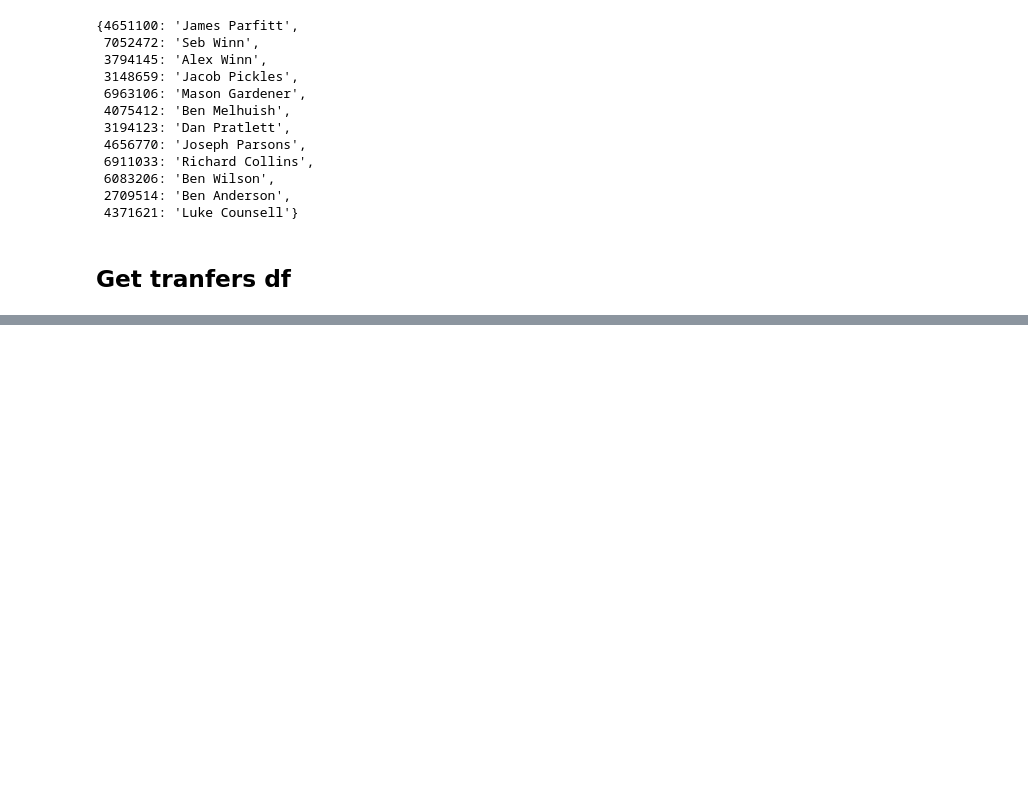
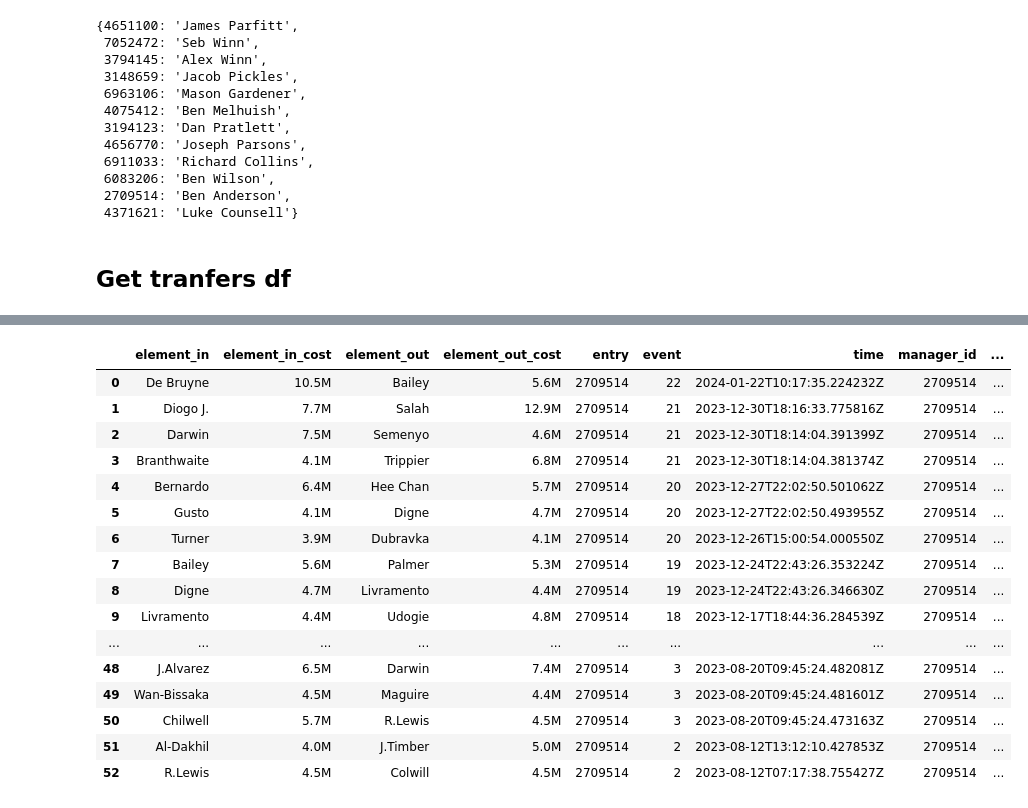
Before and after one commit to RACollins/fpl-forecast-optimise, a Jupyter notebook: notebooks/2.1-fpl-transfer-timeline.ipynb, the cells around one changed output, grey strips where cells are left out. Drawn from its saved outputs; the diff is of its cells as text; code cells hidden in the pictures; blank space fills up the shorter version.

Commit message:
Testing transfer timeline

```diff
--- a/notebooks/2.1-fpl-transfer-timeline.ipynb
+++ b/notebooks/2.1-fpl-transfer-timeline.ipynb
@@ -101,20 +100,32 @@ manager_id_name_dict
 # %% [markdown]
 ## Get tranfers df
 # %%
+def human_readable(num):
+    if num > 1000000:
+        if not num % 1000000:
+            return f"{num // 1000000}M"
+        return f"{round(num / 1000000, 1)}M"
+    return f"{num // 1000}K"
+
+
 transfers_dfs_list = []
 for manager_id in league_df["entry"].values:
-    respose = requests.get(transfers_url_template.format(manager_id=manager_id))
-    transfers_respose_json = respose.json()
-    if not transfers_respose_json:
+    response = requests.get(transfers_url_template.format(manager_id=manager_id))
+    transfers_response_json = response.json()
+    if not transfers_response_json:
         continue
-    transfers_df = pd.DataFrame(transfers_respose_json)
+    transfers_df = pd.DataFrame(transfers_response_json)
     transfers_df["element_in"] = transfers_df["element_in"].map(id_name_dict)
-    transfers_df["element_in_cost"] = transfers_df["element_in_cost"] * 1e5
+    transfers_df["element_in_cost"] = (transfers_df["element_in_cost"] * 1e5).apply(
+        lambda n: human_readable(n)
+    )
     transfers_df["element_out"] = transfers_df["element_out"].map(id_name_dict)
-    transfers_df["element_out_cost"] = transfers_df["element_out_cost"] * 1e5
+    transfers_df["element_out_cost"] = (transfers_df["element_out_cost"] * 1e5).apply(
+        lambda n: human_readable(n)
+    )
     transfers_df["manager_id"] = manager_id
     transfers_df["Manager"] = manager_id_name_dict[manager_id]
-    transfers_df["time"] = pd.to_datetime(transfers_df["time"]).dt.round("1s")
+    # transfers_df["time"] = pd.to_datetime(transfers_df["time"]).dt.round("1s")
     transfers_dfs_list.append(transfers_df)
 all_managers_transfers_df = pd.concat(transfers_dfs_list)
 all_managers_transfers_df.dtypes
@@ -147,0 +143,20 @@ all_managers_transfers_df
+# %%
+all_managers_transfers_df.loc[all_managers_transfers_df["Manager"] == "Ben Anderson", :]
+# %% [output]
+|  | element_in | element_in_cost | element_out | element_out_cost | entry | event | time | manager_id | ... |
+| 0 | De Bruyne | 10.5M | Bailey | 5.6M | 2709514 | 22 | 2024-01-22T10:17:35.224232Z | 2709514 | ... |
+| 1 | Diogo J. | 7.7M | Salah | 12.9M | 2709514 | 21 | 2023-12-30T18:16:33.775816Z | 2709514 | ... |
+| 2 | Darwin | 7.5M | Semenyo | 4.6M | 2709514 | 21 | 2023-12-30T18:14:04.391399Z | 2709514 | ... |
+| 3 | Branthwaite | 4.1M | Trippier | 6.8M | 2709514 | 21 | 2023-12-30T18:14:04.381374Z | 2709514 | ... |
+| 4 | Bernardo | 6.4M | Hee Chan | 5.7M | 2709514 | 20 | 2023-12-27T22:02:50.501062Z | 2709514 | ... |
+| 5 | Gusto | 4.1M | Digne | 4.7M | 2709514 | 20 | 2023-12-27T22:02:50.493955Z | 2709514 | ... |
+| 6 | Turner | 3.9M | Dubravka | 4.1M | 2709514 | 20 | 2023-12-26T15:00:54.000550Z | 2709514 | ... |
+| 7 | Bailey | 5.6M | Palmer | 5.3M | 2709514 | 19 | 2023-12-24T22:43:26.353224Z | 2709514 | ... |
+| 8 | Digne | 4.7M | Livramento | 4.4M | 2709514 | 19 | 2023-12-24T22:43:26.346630Z | 2709514 | ... |
+| 9 | Livramento | 4.4M | Udogie | 4.8M | 2709514 | 18 | 2023-12-17T18:44:36.284539Z | 2709514 | ... |
+| ... | ... | ... | ... | ... | ... | ... | ... | ... | ... |
+| 48 | J.Alvarez | 6.5M | Darwin | 7.4M | 2709514 | 3 | 2023-08-20T09:45:24.482081Z | 2709514 | ... |
+| 49 | Wan-Bissaka | 4.5M | Maguire | 4.4M | 2709514 | 3 | 2023-08-20T09:45:24.481601Z | 2709514 | ... |
+| 50 | Chilwell | 5.7M | R.Lewis | 4.5M | 2709514 | 3 | 2023-08-20T09:45:24.473163Z | 2709514 | ... |
+| 51 | Al-Dakhil | 4.0M | J.Timber | 5.0M | 2709514 | 2 | 2023-08-12T13:12:10.427853Z | 2709514 | ... |
+| 52 | R.Lewis | 4.5M | Colwill | 4.5M | 2709514 | 2 | 2023-08-12T07:17:38.755427Z | 2709514 | ... |
```
Also changed, not shown: parts of 11 cells of this notebook, 2 other files.
